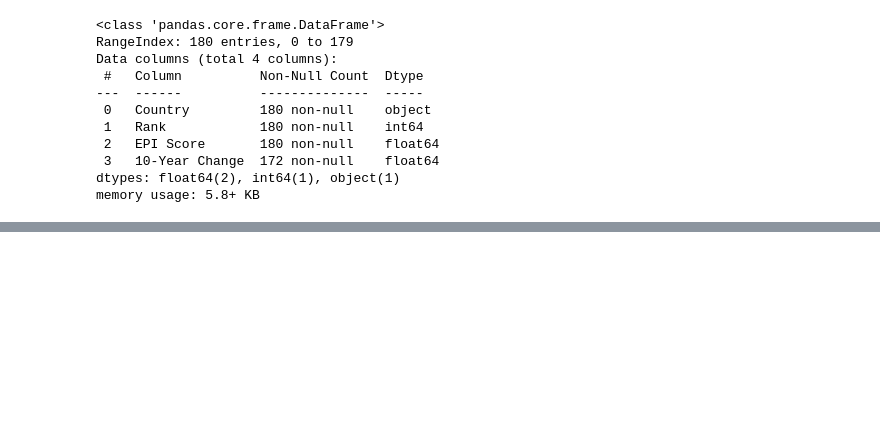
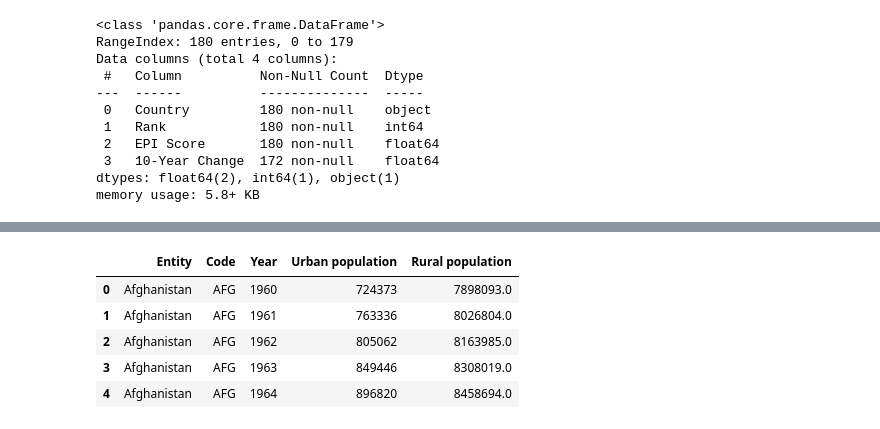
Before and after one commit to envirodatascience/final-project-trashpandas, a Jupyter notebook: TrashPandas_planning.ipynb, the cells around one changed output, grey strips where cells are left out. Drawn from its saved outputs; the diff is of its cells as text; code cells hidden in the pictures; blank space fills up the shorter version.

```diff
--- a/TrashPandas_planning.ipynb
+++ b/TrashPandas_planning.ipynb
@@ -154,0 +114,12 @@ df_map.plot()
+# %%
+urb_rur_url = "https://raw.githubusercontent.com/envirodatascience/final-project-trashpandas/Ayushi/urban-and-rural-population.csv"
+df_urban_rural = pd.read_csv(urb_rur_url)
+
+df_urban_rural.head()
+# %% [output]
+|  | Entity | Code | Year | Urban population | Rural population |
+| 0 | Afghanistan | AFG | 1960 | 724373 | 7898093.0 |
+| 1 | Afghanistan | AFG | 1961 | 763336 | 8026804.0 |
+| 2 | Afghanistan | AFG | 1962 | 805062 | 8163985.0 |
+| 3 | Afghanistan | AFG | 1963 | 849446 | 8308019.0 |
+| 4 | Afghanistan | AFG | 1964 | 896820 | 8458694.0 |
```
Also changed, not shown: parts of 9 cells of this notebook.
